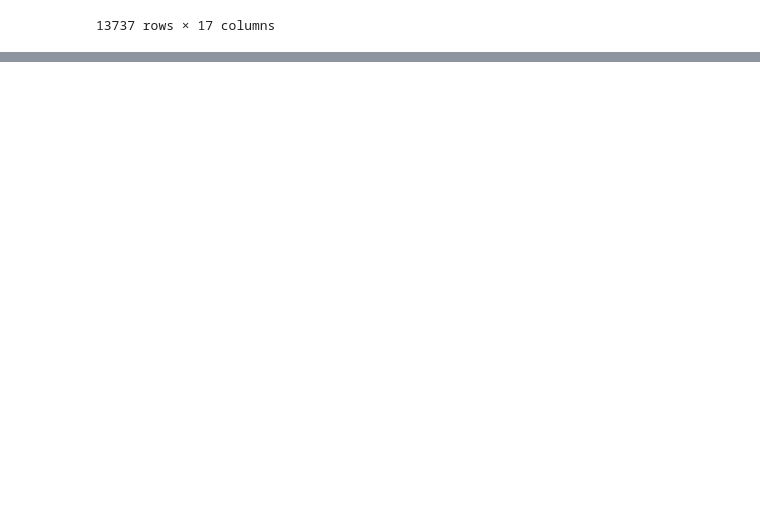
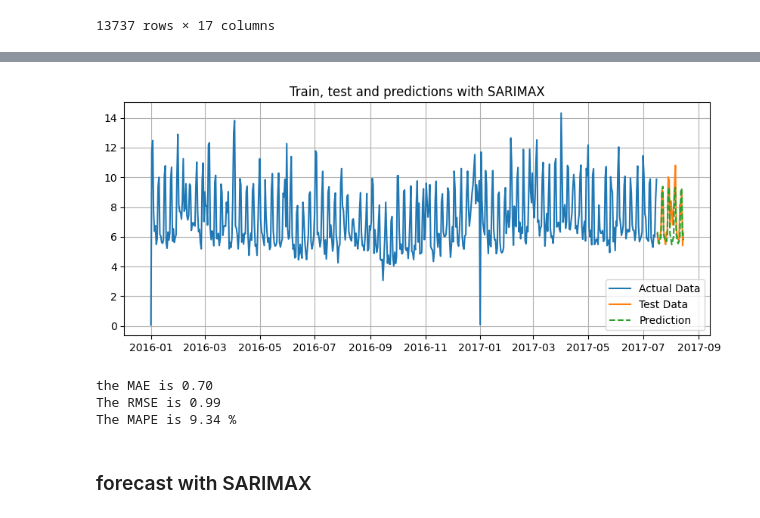
Before and after one commit to InspectorGoole/Sales-Demand-Forecast, a Jupyter notebook: sales_fore.ipynb, the cells around one changed output, grey strips where cells are left out. Cells and saved outputs as stored; diff of their text form; code cells hidden in the pictures; blank space fills up the shorter version.

```diff
--- a/sales_fore.ipynb
+++ b/sales_fore.ipynb
@@ -957,0 +947,3 @@ KeyError: 'family'
+# %%
+exg_train, exg_test = automotive_df.iloc[:-test_days, 1:], automotive_df.iloc[-test_days:, 1:]
+exg_test
@@ -957,0 +1000,3 @@ KeyError: 'family'
+# %%
+model_sarimax = auto_arima(train['sales'], m =7, X = exg_train)
+model_sarimax.summary()
@@ -957,0 +1049,3 @@ KeyError: 'family'
+# %%
+predictions_sarimax = model_sarimax.predict(n_periods=len(test), X = exg_test)
+predictions_sarimax
@@ -957,0 +1081,35 @@ KeyError: 'family'
+# %%
+# function to plot and evaluate model
+
+def model_assessment(train, test, pred, title):
+    plt.figure(figsize=(10,4))
+    plt.plot(train.index, train['sales'], label='Actual Data')
+    plt.plot(test.index, test['sales'], label='Test Data')
+    plt.plot(test.index, pred, label='Prediction', linestyle='--')
+    plt.title(f'Train, test and predictions with {title}')
+    plt.grid(True)
+    plt.legend()
+    plt.show()
+
+        # calculating the MAE, RMSE, and MAPE
+    mae = mean_absolute_error(test['sales'], pred)
+    mse = mean_squared_error(test['sales'], pred)
+    mape = mean_absolute_percentage_error(test['sales'], pred)
+
+    rmse = np.sqrt(mse)
+
+
+    print(f'the MAE is {mae:.2f}')
+    print(f'The RMSE is {rmse:.2f}')
+    print(f'The MAPE is {100 * mape:.2f} %')
+# %%
+# Visually compare the actual data against the prediction
+
+model_assessment(train, test, predictions_sarimax, 'SARIMAX')
+# %% [output]
+[figure, added]
+the MAE is 0.70
+The RMSE is 0.99
+The MAPE is 9.34 %
+# %% [markdown]
+### forecast with SARIMAX
```
Also changed, not shown: parts of 39 cells of this notebook.
